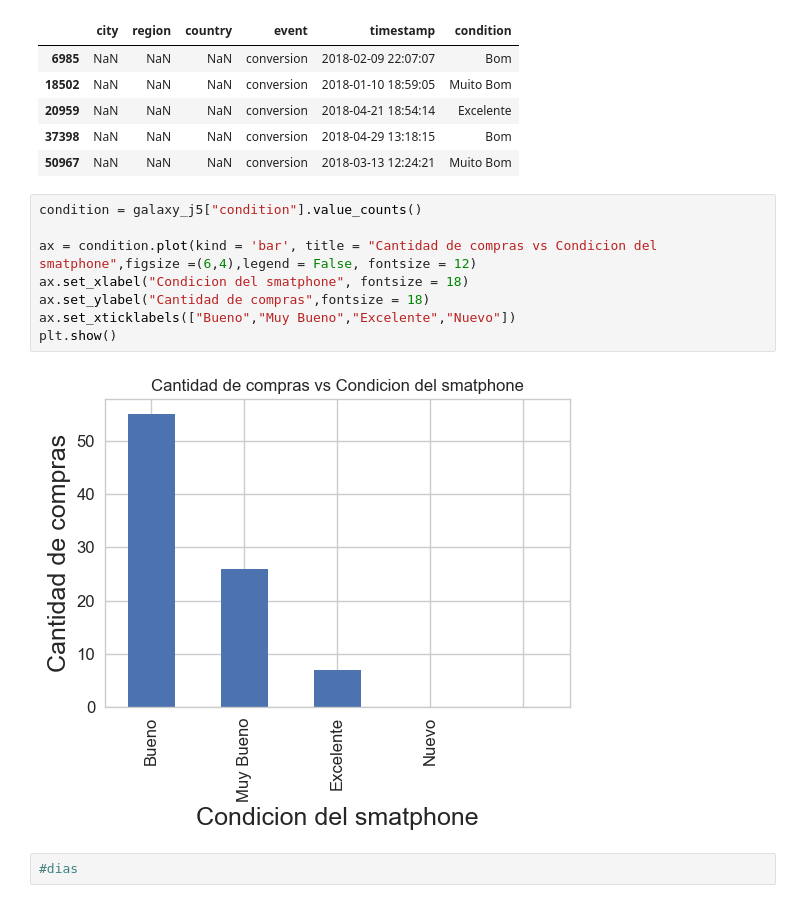
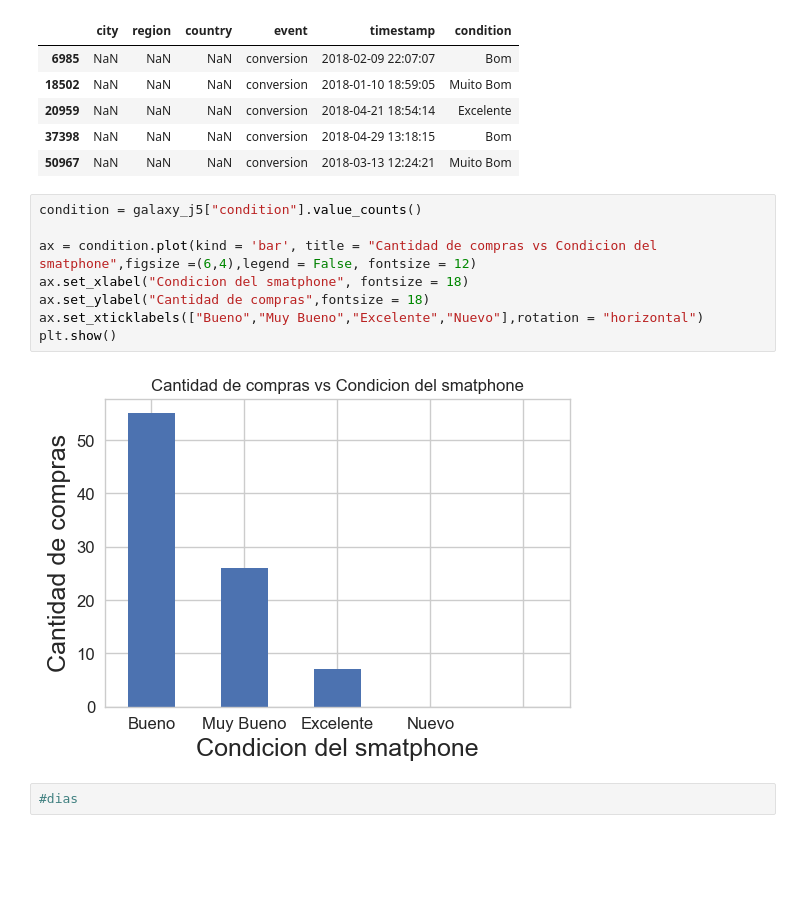
Before and after one commit to ConstanzaGonzalez/DatataFrita, a Jupyter notebook: tp/Compras del Galaxy J5.ipynb, the cells around one changed output. Drawn from its saved outputs; the diff is of its cells as text; blank space fills up the shorter version.

```diff
--- a/tp/Compras del Galaxy J5.ipynb
+++ b/tp/Compras del Galaxy J5.ipynb
@@ -33,13 +33,13 @@ galaxy_j5.head()
 # %%
 condition = galaxy_j5["condition"].value_counts()
 
 ax = condition.plot(kind = 'bar', title = "Cantidad de compras vs Condicion del smatphone",figsize =(6,4),legend = False, fontsize = 12)
 ax.set_xlabel("Condicion del smatphone", fontsize = 18)
 ax.set_ylabel("Cantidad de compras",fontsize = 18)
-ax.set_xticklabels(["Bueno","Muy Bueno","Excelente","Nuevo"])
+ax.set_xticklabels(["Bueno","Muy Bueno","Excelente","Nuevo"],rotation = "horizontal")
 plt.show()
 # %% [output]
-[figure, old version]
+[figure, new version]
 # %%
 #dias
 # %%
```
Also changed, not shown: parts of 3 cells of this notebook, 6 other files.
